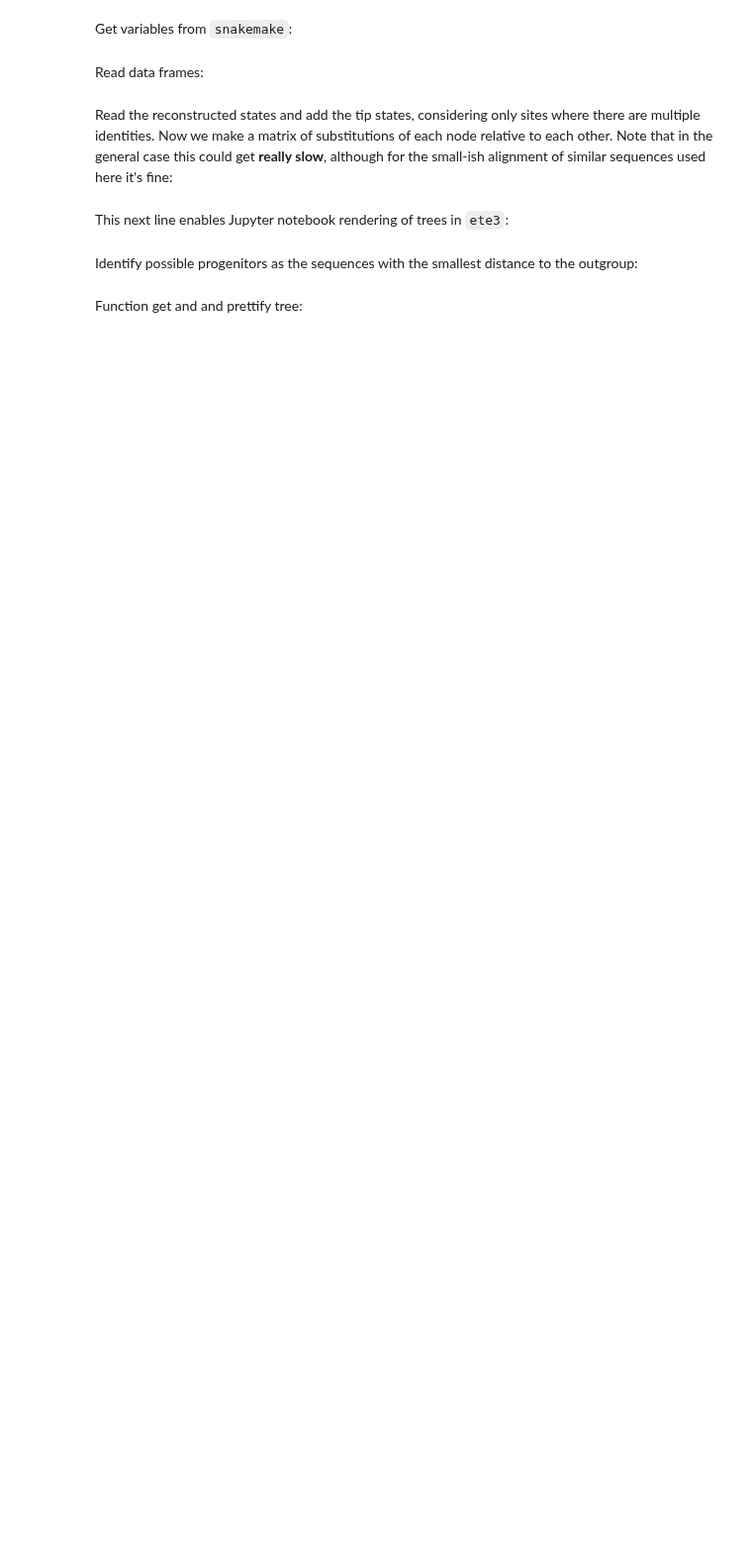
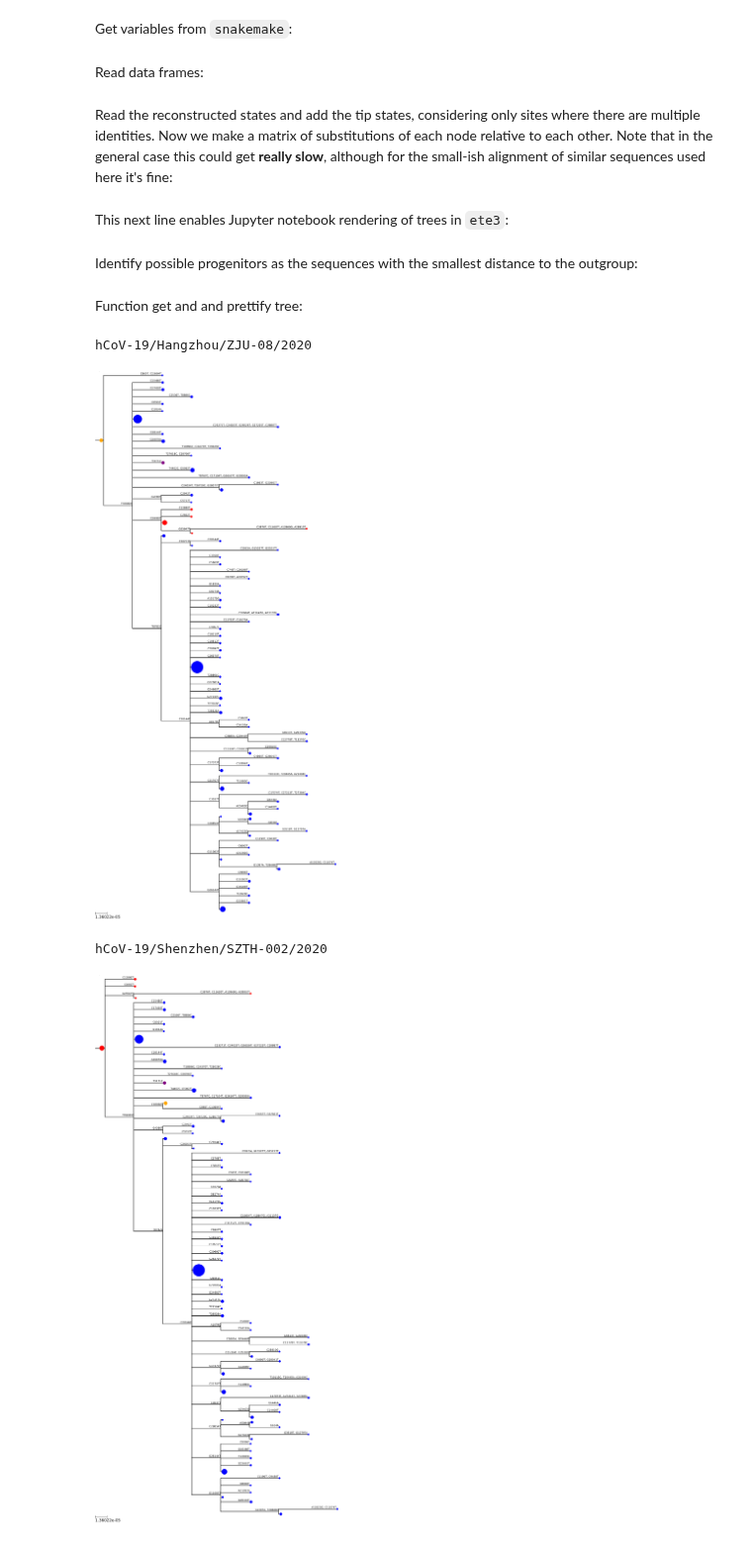
Before and after one commit to jbloom/SARS-CoV-2_PRJNA612766, a Jupyter notebook: notebooks/visualize_trees.py.ipynb, the cells around one changed output. Shown at 99% size. Cells and saved outputs as stored; diff of their text form; code cells hidden in the pictures; blank space fills up the shorter version.

```diff
--- a/notebooks/visualize_trees.py.ipynb
+++ b/notebooks/visualize_trees.py.ipynb
@@ -108,6 +108,7 @@ Function get and and prettify tree:
 def get_pretty_tree(treefile,
                     df,
                     subs_matrix,
+                    progenitor,
                     widthscale=1000,
                     heightscale=1,
                     nodesizescale=5,
@@ -124,9 +125,12 @@ def get_pretty_tree(treefile,
     ts.scale = widthscale / height
     ts.branch_vertical_margin = heightscale
 
-    # set root height
-    t.dist = rootlength * height
+    nstyle_dict = {'hz_line_width': 2,
+                   'vt_line_width': 2,
+                   'hz_line_color': 'black',
+                   'vt_line_color': 'black'}
 
+    # label nodes
     for n in t.traverse():
         if n != t:
             subs = subs_matrix[(n.up.name, n.name)]
@@ -136,47 +140,72 @@ def get_pretty_tree(treefile,
                            position='branch-top',
                            column=0,
                            )
+        if n.name == 'dummy':
+            continue
 
-        nstyle = ete3.NodeStyle()
-        nstyle['hz_line_width'] = 2
-        nstyle['vt_line_width'] = 2
-        nstyle['hz_line_color'] = 'black'
-        nstyle['vt_line_color'] = 'black'
+        nstyle = ete3.NodeStyle(**nstyle_dict)
 
-        if n.is_leaf():
+        if n.is_leaf() or n.name == progenitor:
             nstyle['size'] = nodesizescale * math.sqrt(annotations[n.name]['nstrains'])
-            n.add_face(ete3.TextFace(annotations[n.name]['substitutions'],
-                                     tight_text=True,
-                                     fsize=8,
-                                     ),
-                       column=0,
-                       position='branch-right',
-                       )
+ #           n.add_face(ete3.TextFace(annotations[n.name]['substitutions'],
+ #                                    tight_text=True,
+ #                                    fsize=8,
+ #                                    ),
+ #                      column=0,
+ #                      position='branch-right',
+ #                      )
             if annotations[n.name]['nstrains'] == 1:
                 nstyle['fgcolor'] = 'gray'
             elif 'T3171C' in annotations[n.name]['substitutions']:
                 nstyle['fgcolor'] = 'purple'
             elif 'C29095T' in annotations[n.name]['substitutions']:
                 nstyle['fgcolor'] = 'red'
             elif not annotations[n.name]['substitutions']:
                 nstyle['fgcolor'] = 'orange'
             else:
                 nstyle['fgcolor'] = 'blue'
 
         else:
             nstyle['size'] = 0
 
         n.set_style(nstyle)
 
+    # set dummy node for root
+    progenitor_n = t.search_nodes(name=progenitor)
+    assert len(progenitor_n) == 1
+    progenitor_n = progenitor_n[0]
+    dummy_outgroup = progenitor_n.add_child(name='dummy',
+                                            dist=1e-5)
+    t.set_outgroup(dummy_outgroup)
+    assert len(progenitor_n.children) == 1
+    progenitor_child = progenitor_n.children[0]
+    nstyle = ete3.NodeStyle(size=0,
+                            **nstyle_dict)
+    progenitor_child.set_style(nstyle)
+    if progenitor_n.faces:
+        progenitor_child._faces = progenitor_n.faces
+        delattr(progenitor_n, '_faces')
+    empty_nstyle = ete3.NodeStyle(hz_line_color='white',
+                                  vt_line_color='white',
+                                  size=0)
+    dummy_outgroup.set_style(empty_nstyle)
+    dummy_outgroup.up.set_style(empty_nstyle)
+
     t.ladderize()
 
     return t, ts
 
 assert len(progenitors) == len(tree_files)
 for progenitor, tree_file in zip(progenitors, tree_files):
     print(progenitor)
     t, ts = get_pretty_tree(tree_file,
                             df=all_df,
                             subs_matrix=subs_matrices[progenitor],
+                            progenitor=progenitor,
                             )
     display(t.render('%%inline', tree_style=ts, w=1000))
+# %% [output]
+hCoV-19/Hangzhou/ZJU-08/2020
+[figure, added]
+hCoV-19/Shenzhen/SZTH-002/2020
+[figure, added]
```
Also changed, not shown: parts of 2 cells of this notebook.
